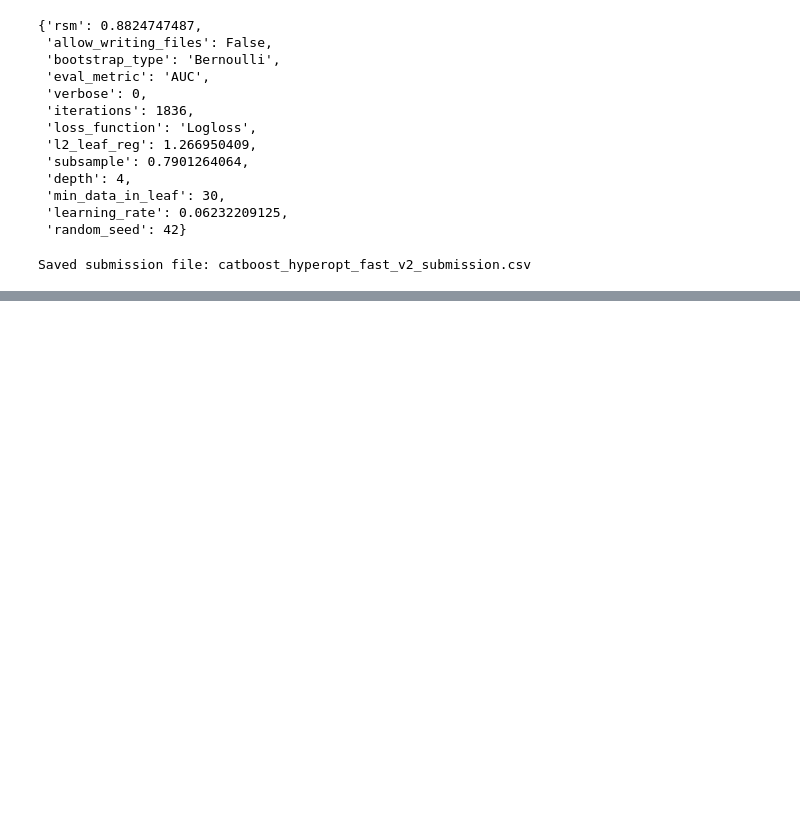
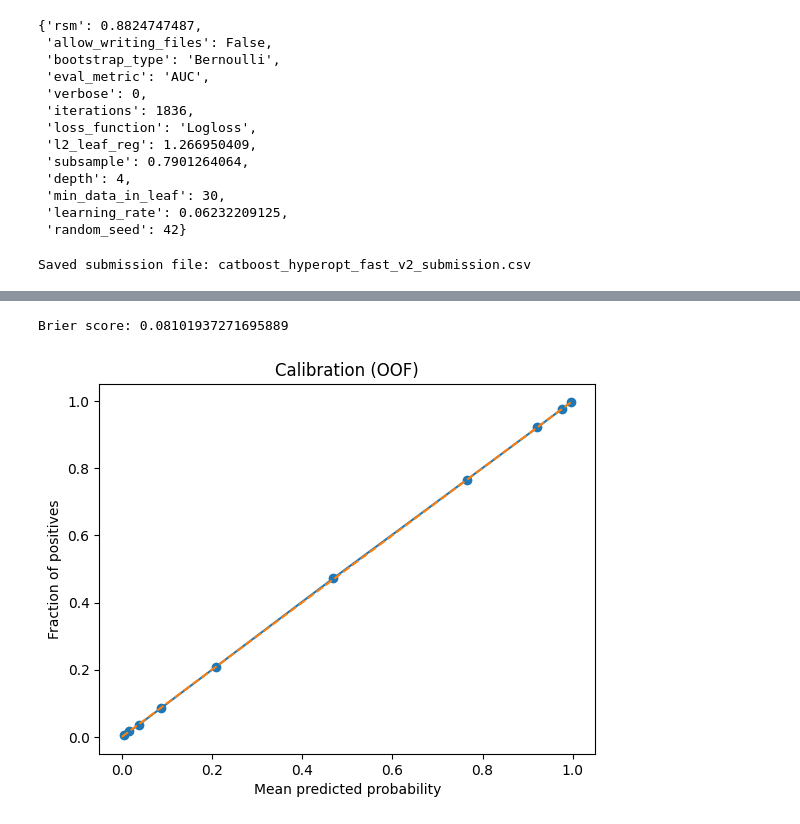
Before and after one commit to fonsecagabriella/kaggle, a Jupyter notebook: 02_predicting_heart_disease/01_experiments.ipynb, the cells around one changed output, grey strips where cells are left out. Drawn from its saved outputs; the diff is of its cells as text; code cells hidden in the pictures; blank space fills up the shorter version.

```diff
--- a/02_predicting_heart_disease/01_experiments.ipynb
+++ b/02_predicting_heart_disease/01_experiments.ipynb
@@ -53,6 +53,18 @@ def treat_dataset(data):
     if 'heart_disease' in data.columns:
         data['heart_disease'] = data['heart_disease'].apply(lambda x: 0 if (x == "Absence" or x == 0) else 1)
 
+    # feature engineering
+    data["low_risk_sig"] = (
+        (data["thallium"] == 3) &
+        (data["number_of_vessels_fluro"] == 0) &
+        (data["exercise_angina"] == 0) &
+        (data["st_depression"] <= 0.1) &
+        (data["max_hr"] >= 170)
+    ).astype(int)
+
+    data["low_risk_sex"] = data["low_risk_sig"] & data["sex"]
+    data["low_risk_age"] = data["low_risk_sig"] & (data["age"] >= 55)
+
     return data
 # %%
 # read data file and prepare dataset
@@ -65,0 +80,4 @@ train_data = treat_dataset(data)
+# %%
+def kaggle_treated():
+    df = pd.read_csv("data/test.csv")
+    return treat_dataset(df)
@@ -568,0 +1935,20 @@ Saved submission file: catboost_hyperopt_fast_v2_submission.csv
+# %%
+from sklearn.calibration import calibration_curve
+from sklearn.metrics import brier_score_loss
+import matplotlib.pyplot as plt
+
+brier = brier_score_loss(oof_df[target], oof_df["oof_pred"])
+print("Brier score:", brier)
+
+prob_true, prob_pred = calibration_curve(oof_df[target], oof_df["oof_pred"], n_bins=10, strategy="quantile")
+
+plt.figure()
+plt.plot(prob_pred, prob_true, marker="o")
+plt.plot([0,1], [0,1], linestyle="--")
+plt.xlabel("Mean predicted probability")
+plt.ylabel("Fraction of positives")
+plt.title("Calibration (OOF)")
+plt.show()
+# %% [output]
+Brier score: 0.08101937271695889
+[figure, added]
```
Also changed, not shown: parts of 69 cells of this notebook, 8 other files.
